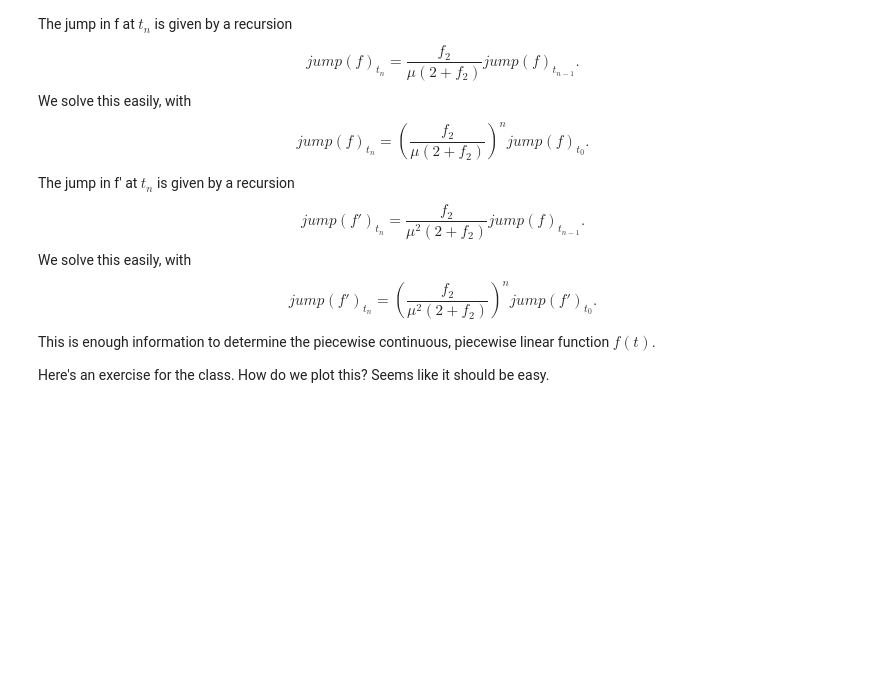
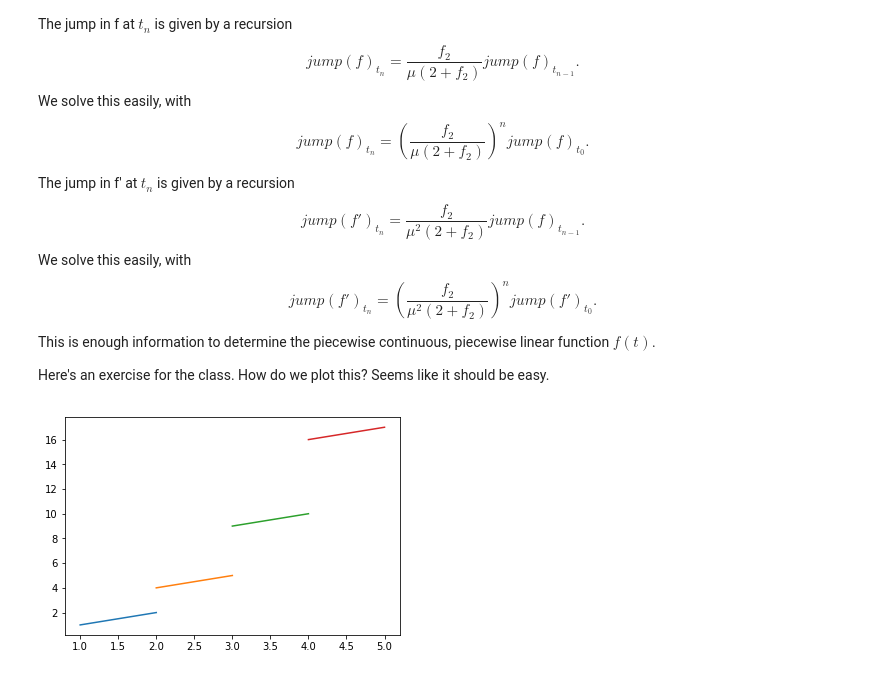
Before and after one commit to mlamoureux/Math502w19, a Jupyter notebook: Lecture15_Mar12_Pantograph3.ipynb, the cells around one changed output. Cells and saved outputs as stored; diff of their text form; code cells hidden in the pictures; blank space fills up the shorter version.

```diff
--- a/Lecture15_Mar12_Pantograph3.ipynb
+++ b/Lecture15_Mar12_Pantograph3.ipynb
@@ -173,3 +213,8 @@ $$jump(f')_{t_n} = \left(\frac{f_2}{\mu^2(2 + f_2)} \right)^n jump(f')_{t_0}.$$
 This is enough information to determine the piecewise continuous, piecewise linear function $f(t)$.
 
 Here's an exercise for the class. How do we plot this? Seems like it should be easy.
+# %%
+for n in range(1,5):
+    plot([n,n+1],[n**2,n**2+1])
+# %% [output]
+[figure, added]
```
Also changed, not shown: parts of 12 cells of this notebook, 1 other file.
